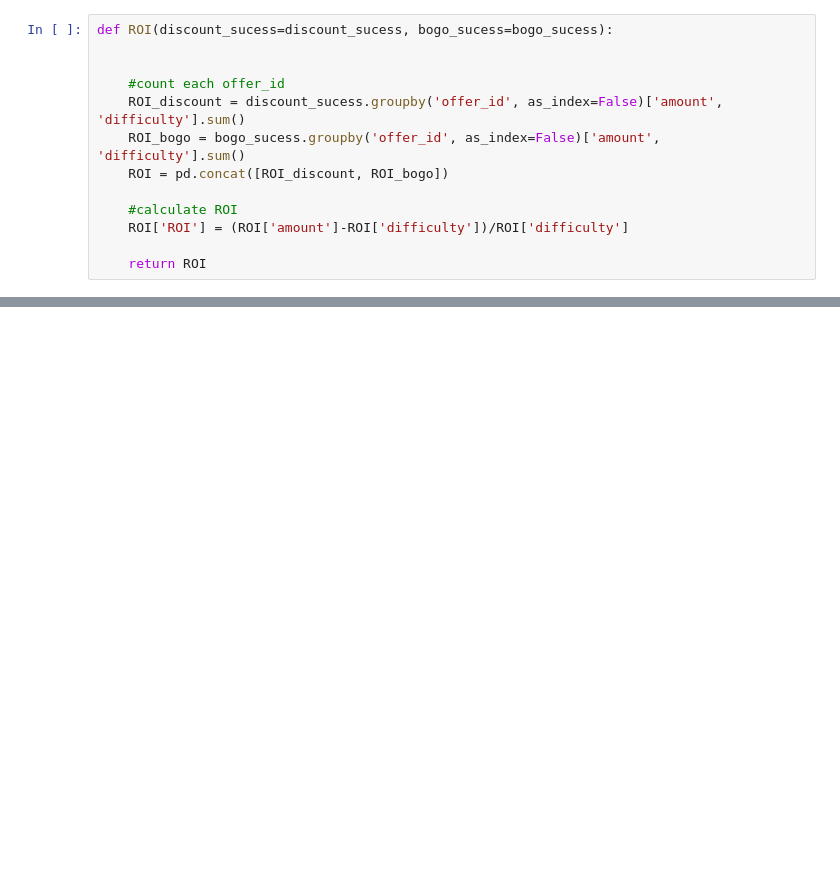
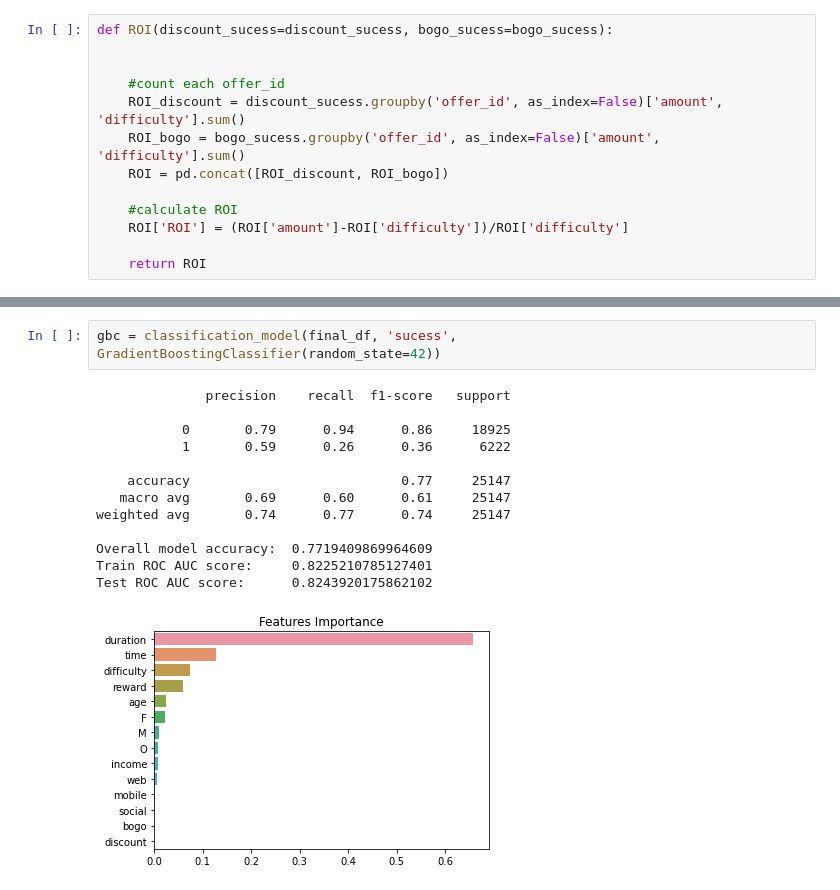
Before and after one commit to matsuch/Capstone-Project-Starbucks, a Jupyter notebook: Starbucks_Capstone_notebook.ipynb, the cells around one changed output, grey strips where cells are left out. Drawn from its saved outputs; the diff is of its cells as text; blank space fills up the shorter version.

```diff
--- a/Starbucks_Capstone_notebook.ipynb
+++ b/Starbucks_Capstone_notebook.ipynb
@@ -923,0 +811,16 @@ bogo_offers
+# %%
+gbc = classification_model(final_df, 'sucess', GradientBoostingClassifier(random_state=42))
+# %% [output]
+              precision    recall  f1-score   support
+
+           0       0.79      0.94      0.86     18925
+           1       0.59      0.26      0.36      6222
+
+    accuracy                           0.77     25147
+   macro avg       0.69      0.60      0.61     25147
+weighted avg       0.74      0.77      0.74     25147
+
+Overall model accuracy:  0.7719409869964609
+Train ROC AUC score:     0.8225210785127401
+Test ROC AUC score:      0.8243920175862102
+[figure, added]
```
Also changed, not shown: parts of 36 cells of this notebook.
